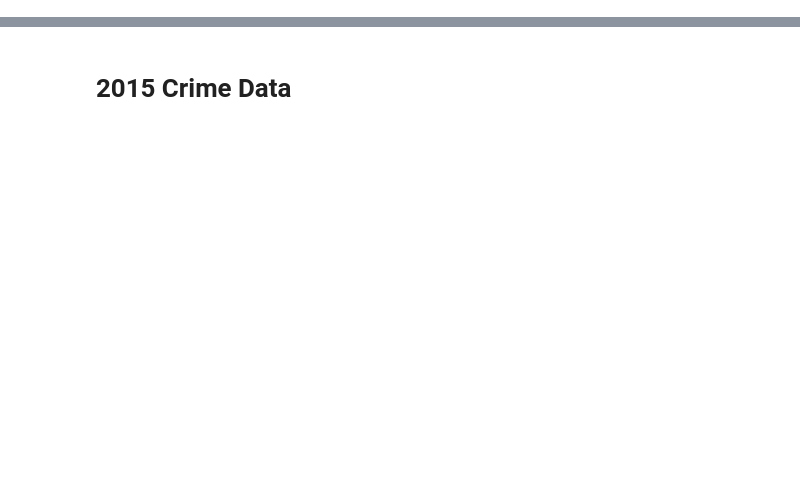
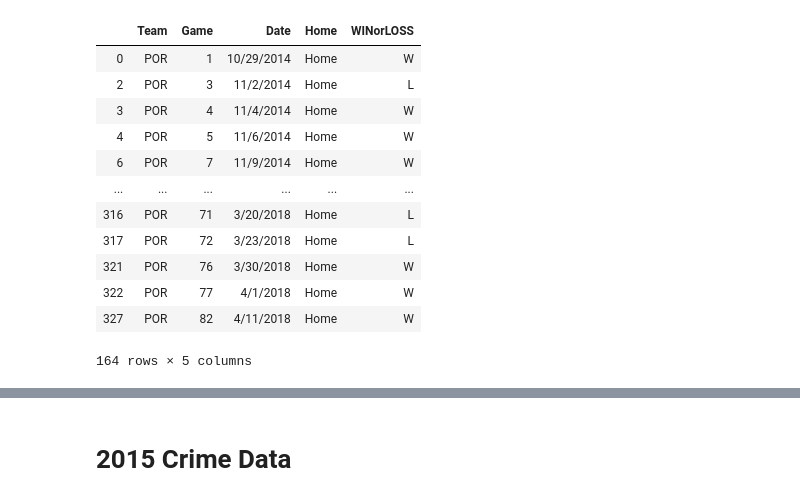
Before and after one commit to shaymusmc/Crime_TrailBlazers, a Jupyter notebook: Project_Crime_Merge.ipynb, the cells around one changed output, grey strips where cells are left out. Drawn from its saved outputs; the diff is of its cells as text; code cells hidden in the pictures; blank space fills up the shorter version.

```diff
--- a/Project_Crime_Merge.ipynb
+++ b/Project_Crime_Merge.ipynb
@@ -16,3 +17,4 @@ df_2016 = pd.read_csv(file16, encoding="ISO-8859-1")
 df_2017 = pd.read_csv(file17, encoding="ISO-8859-1")
 df_2018 = pd.read_csv(file18, encoding="ISO-8859-1")
 df_2019 = pd.read_csv(file19, encoding="ISO-8859-1")
+nba_data = pd.read_csv(nba_data, encoding="ISO-8859-1")
@@ -18,0 +74,18 @@ df_2019 = pd.read_csv(file19, encoding="ISO-8859-1")
+# %%
+#all home games regardless of wins and losses
+home_blazers_df = blazers_df.loc[blazers_df["Home"] == "Home"]
+home_blazers_df
+# %% [output]
+|  | Team | Game | Date | Home | WINorLOSS |
+| 0 | POR | 1 | 10/29/2014 | Home | W |
+| 2 | POR | 3 | 11/2/2014 | Home | L |
+| 3 | POR | 4 | 11/4/2014 | Home | W |
+| 4 | POR | 5 | 11/6/2014 | Home | W |
+| 6 | POR | 7 | 11/9/2014 | Home | W |
+| ... | ... | ... | ... | ... | ... |
+| 316 | POR | 71 | 3/20/2018 | Home | L |
+| 317 | POR | 72 | 3/23/2018 | Home | L |
+| 321 | POR | 76 | 3/30/2018 | Home | W |
+| 322 | POR | 77 | 4/1/2018 | Home | W |
+| 327 | POR | 82 | 4/11/2018 | Home | W |
+164 rows × 5 columns
```
Also changed, not shown: parts of 13 cells of this notebook.
